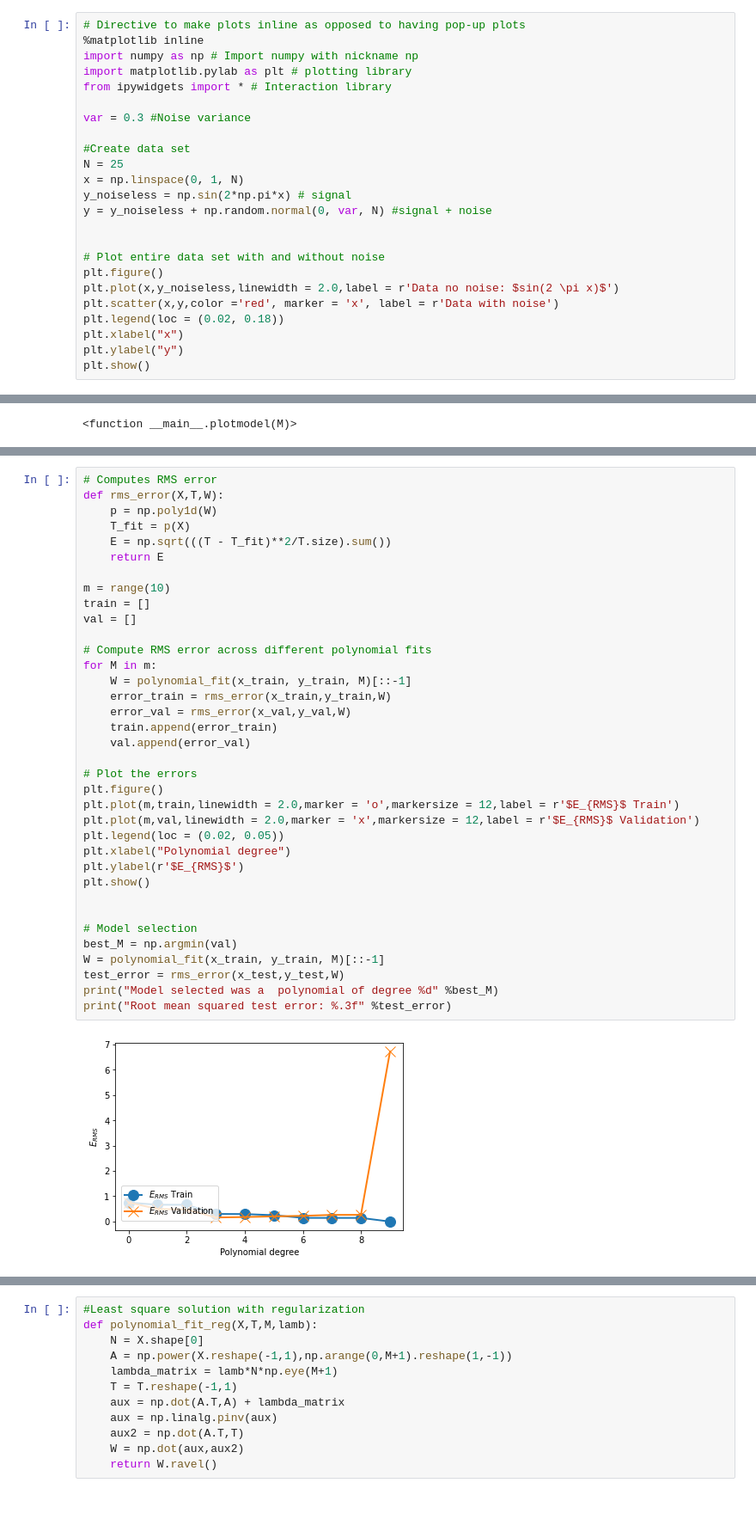
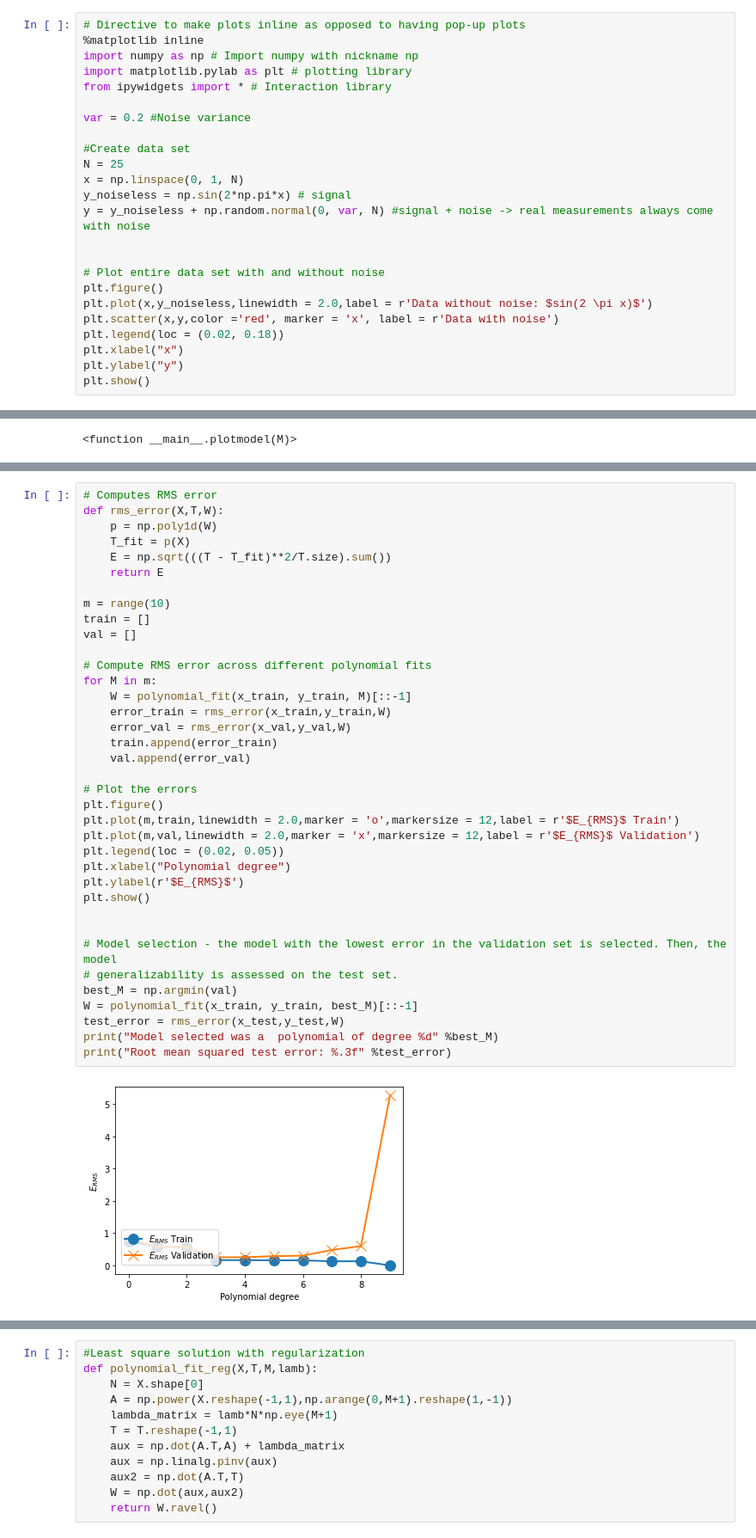
Before and after one commit to rmsouza01/deep-learning, a Jupyter notebook: JNotebooks/tutorial03-overfitting_regularization.ipynb, the cells around one changed output, grey strips where cells are left out. Shown at 86% size. Cells and saved outputs as stored; diff of their text form; blank space fills up the shorter version.

```diff
--- a/JNotebooks/tutorial03-overfitting_regularization.ipynb
+++ b/JNotebooks/tutorial03-overfitting_regularization.ipynb
@@ -25,18 +26,18 @@ import numpy as np # Import numpy with nickname np
 import matplotlib.pylab as plt # plotting library
 from ipywidgets import * # Interaction library
 
-var = 0.3 #Noise variance
+var = 0.2 #Noise variance
 
 #Create data set
 N = 25
 x = np.linspace(0, 1, N)
 y_noiseless = np.sin(2*np.pi*x) # signal
-y = y_noiseless + np.random.normal(0, var, N) #signal + noise
+y = y_noiseless + np.random.normal(0, var, N) #signal + noise -> real measurements always come with noise
 
 
 # Plot entire data set with and without noise
 plt.figure()
-plt.plot(x,y_noiseless,linewidth = 2.0,label = r'Data no noise: $sin(2 \pi x)$')
+plt.plot(x,y_noiseless,linewidth = 2.0,label = r'Data without noise: $sin(2 \pi x)$')
 plt.scatter(x,y,color ='red', marker = 'x', label = r'Data with noise')
 plt.legend(loc = (0.02, 0.18))
 plt.xlabel("x")
@@ -167,34 +171,35 @@ def rms_error(X,T,W):
     E = np.sqrt(((T - T_fit)**2/T.size).sum())
     return E
 
 m = range(10)
 train = []
 val = []
 
 # Compute RMS error across different polynomial fits
 for M in m:
     W = polynomial_fit(x_train, y_train, M)[::-1]
     error_train = rms_error(x_train,y_train,W)
     error_val = rms_error(x_val,y_val,W)
     train.append(error_train)
     val.append(error_val)
 
 # Plot the errors
 plt.figure()
 plt.plot(m,train,linewidth = 2.0,marker = 'o',markersize = 12,label = r'$E_{RMS}$ Train')
 plt.plot(m,val,linewidth = 2.0,marker = 'x',markersize = 12,label = r'$E_{RMS}$ Validation')
 plt.legend(loc = (0.02, 0.05))
 plt.xlabel("Polynomial degree")
 plt.ylabel(r'$E_{RMS}$')
 plt.show()
 
 
-# Model selection
+# Model selection - the model with the lowest error in the validation set is selected. Then, the model
+# generalizability is assessed on the test set.
 best_M = np.argmin(val)
-W = polynomial_fit(x_train, y_train, M)[::-1]
+W = polynomial_fit(x_train, y_train, best_M)[::-1]
 test_error = rms_error(x_test,y_test,W)
 print("Model selected was a  polynomial of degree %d" %best_M)
 print("Root mean squared test error: %.3f" %test_error)
 # %% [output]
-[figure, old version]
+[figure, new version]
 Model selected was a  polynomial of degree 3
```
Also changed, not shown: parts of 15 cells of this notebook.
